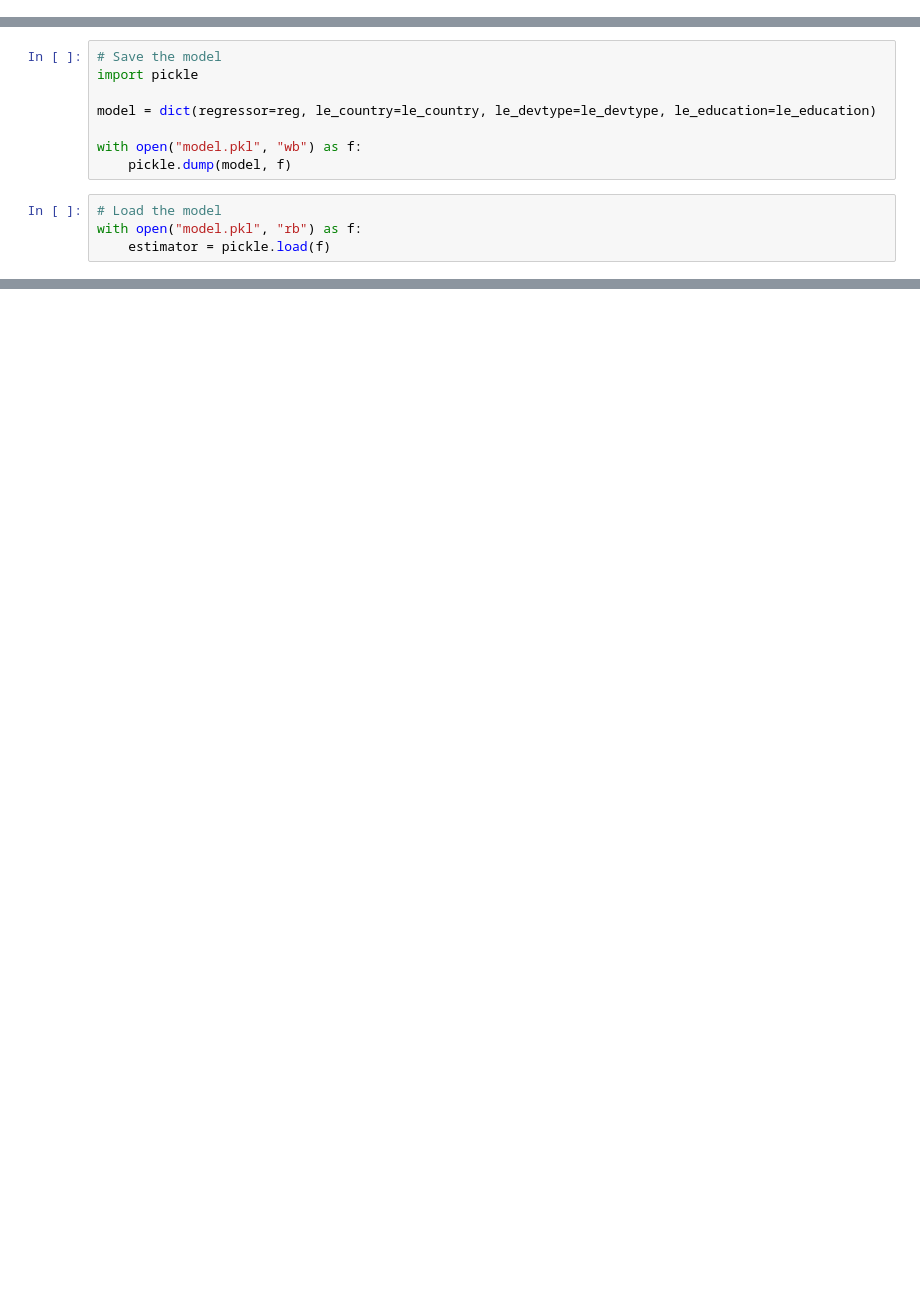
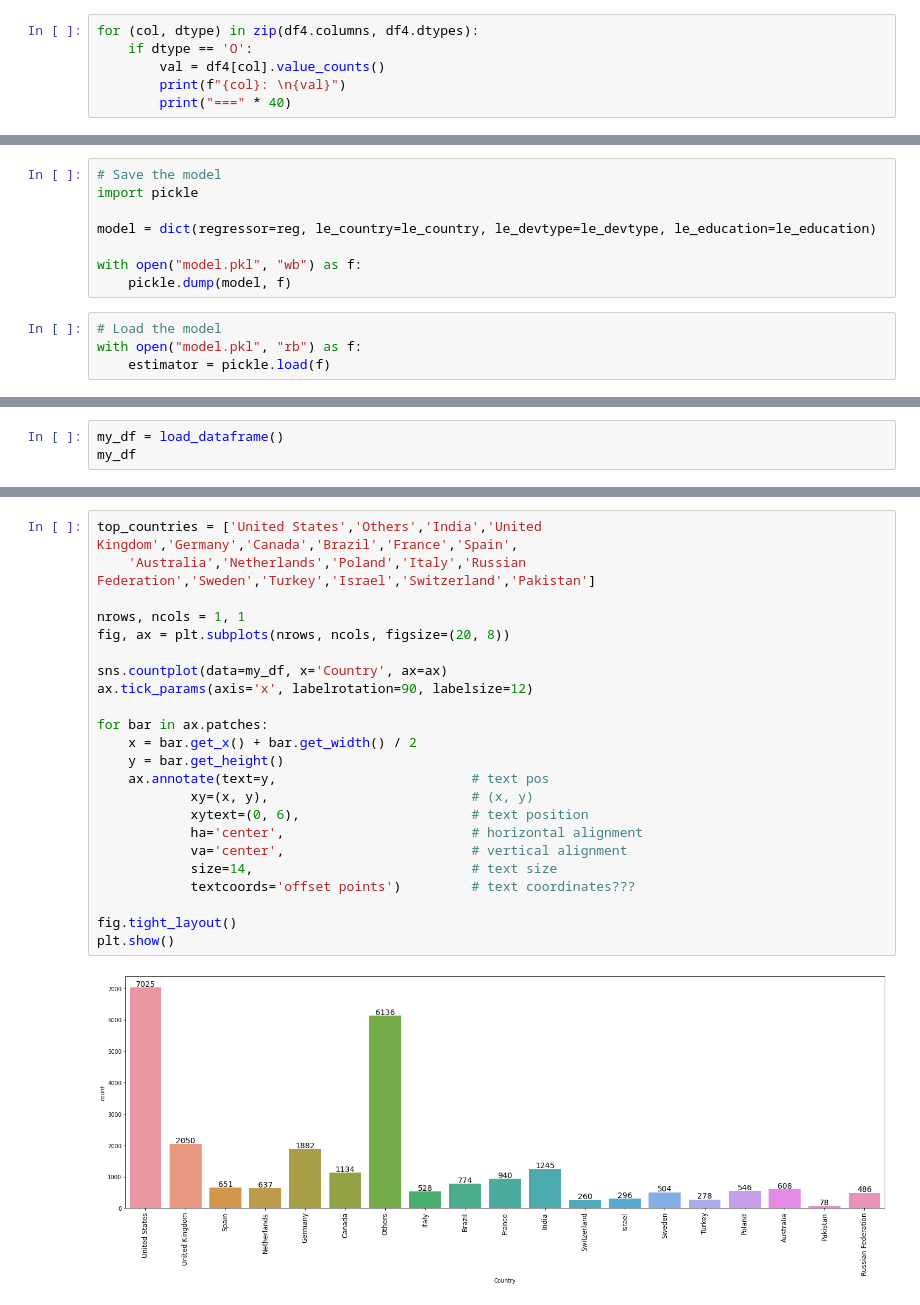
Before and after one commit to chineidu/Developer-s-survey, a Jupyter notebook: survey notebook.ipynb, the cells around one changed output, grey strips where cells are left out. Drawn from its saved outputs; the diff is of its cells as text; blank space fills up the shorter version.

```diff
--- a/survey notebook.ipynb
+++ b/survey notebook.ipynb
@@ -430,3 +433,9 @@ fig.tight_layout()
 plt.show()
 # %% [output]
 [figure]
+# %%
+for (col, dtype) in zip(df4.columns, df4.dtypes):
+    if dtype == 'O':
+        val = df4[col].value_counts()
+        print(f"{col}: \n{val}")
+        print("===" * 40)
@@ -653,0 +778,3 @@ print(f"Expected Salary is: ${salary:,}")
+# %%
+my_df = load_dataframe()
+my_df
@@ -653,0 +795,25 @@ print(f"Expected Salary is: ${salary:,}")
+# %%
+top_countries = ['United States','Others','India','United Kingdom','Germany','Canada','Brazil','France','Spain',
+    'Australia','Netherlands','Poland','Italy','Russian Federation','Sweden','Turkey','Israel','Switzerland','Pakistan']
+
+nrows, ncols = 1, 1
+fig, ax = plt.subplots(nrows, ncols, figsize=(20, 8))
+
+sns.countplot(data=my_df, x='Country', ax=ax)
+ax.tick_params(axis='x', labelrotation=90, labelsize=12)
+
+for bar in ax.patches:
+    x = bar.get_x() + bar.get_width() / 2
+    y = bar.get_height()
+    ax.annotate(text=y,                         # text pos
+            xy=(x, y),                          # (x, y)
+            xytext=(0, 6),                      # text position
+            ha='center',                        # horizontal alignment
+            va='center',                        # vertical alignment
+            size=14,                            # text size
+            textcoords='offset points')         # text coordinates???
+
+fig.tight_layout()
+plt.show()
+# %% [output]
+[figure, added]
```
Also changed, not shown: parts of 26 cells of this notebook, 4 other files.
